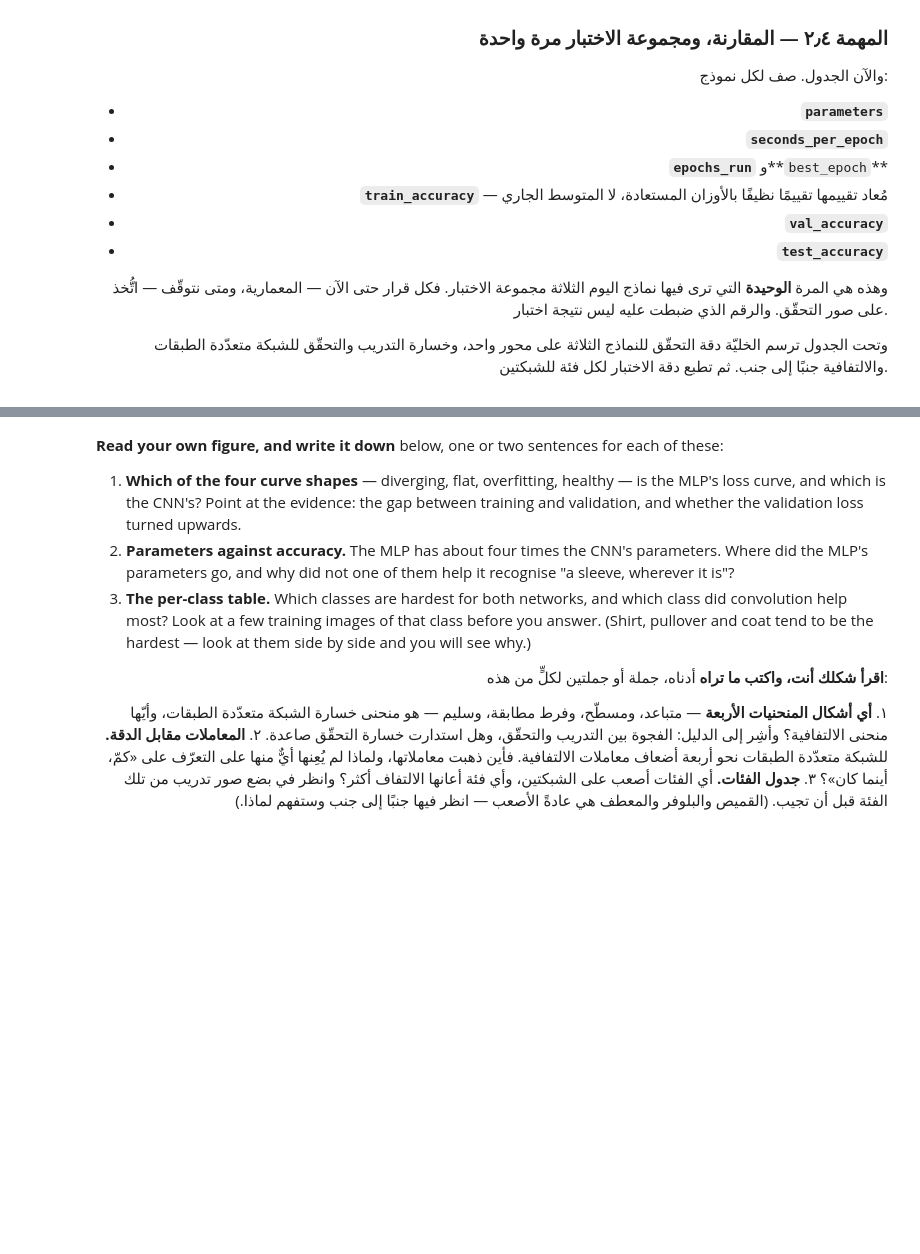
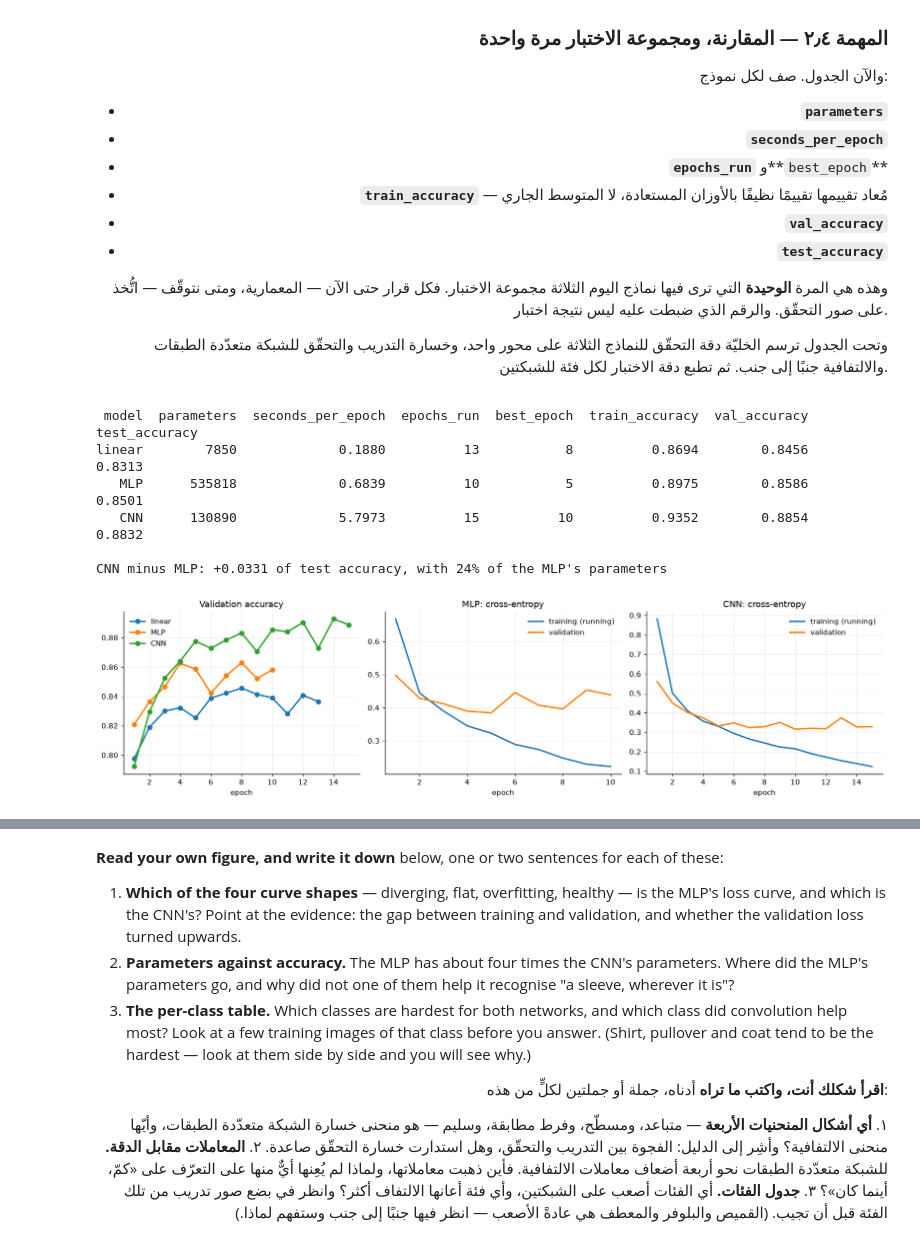
Before and after one commit to OMH-sa/AIEP_Olo_student, a Jupyter notebook: week_3_neural_networks/labs/D5_linear_vs_conv/D5_linear_vs_conv_blank.ipynb, the cells around one changed output, grey strips where cells are left out. Saved outputs shown, nothing was run; the diff lists cells and outputs as text; code cells hidden in the pictures; blank space fills up the shorter version.

Commit message:
W3D5_linear_vs_conv_lab

```diff
--- a/week_3_neural_networks/labs/D5_linear_vs_conv/D5_linear_vs_conv_blank.ipynb
+++ b/week_3_neural_networks/labs/D5_linear_vs_conv/D5_linear_vs_conv_blank.ipynb
@@ -1097,6 +1265,19 @@ print(f"the three conv layers hold {conv_share:.0%} of them; the first nn.Linear
 
 # TODO: Seed, build a fresh SmallCNN and train it with fit(), changing nothing else.
 # مهمة: ابذُر، وابنِ `SmallCNN` جديدة، ودرّبها بـ `fit()` بلا تغيير أي شيء آخر.
+
+# ────────────────────────────────────────────────────────────────────
+# Task 2.3 — Training SmallCNN
+# ────────────────────────────────────────────────────────────────────
+
+# 1) ضبط البذرة وإنشاء نموذج SmallCNN جديد
+torch.manual_seed(SEED)
+cnn = SmallCNN()
+
+# 2) تدريب النموذج بـ fit() وتخزين النتائج في cnn_history
+cnn_history = fit(cnn, train_loader, val_loader)
+
+
 print(f"loss before training: {cnn_history['initial_loss'].iloc[0]:.4f}")
 print(cnn_history[["epoch", "train_accuracy", "val_accuracy", "val_loss",
                    "seconds"]].to_string(index=False, float_format=lambda v: f"{v:.4f}"))
@@ -1159,35 +1360,90 @@ class for the two networks.
 # ابحث عن: "pandas DataFrame from list of dicts idxmin"
 # ────────────────────────────────────────────────────────────────────
 
+# ────────────────────────────────────────────────────────────────────
+# Task 2.4 — Comparison & Test Set Evaluation
+# ────────────────────────────────────────────────────────────────────
+
+# 1) ربط اسم النموذج الخطي والتأكد من وجود دالة التنبؤ
+if 'linear' not in globals() and 'linear_model' in globals():
+    linear = linear_model
+
+def predict(model, X):
+    model.eval()
+    with torch.no_grad():
+        return model(X).argmax(dim=1)
+
 MODELS = {"linear": linear, "MLP": mlp, "CNN": cnn}
 HISTORIES = {"linear": linear_history, "MLP": mlp_history, "CNN": cnn_history}
-# TODO: Build `comparison`: one row per model, with the test set scored exactly once.
-# مهمة: ابنِ `comparison`: صف لكل نموذج، مع قياس مجموعة الاختبار مرة واحدة بالضبط.
+
+# 2) بناء جدول المقارنة (comparison) وتقييم مجموعة الاختبار مرة واحدة فقط
+rows = []
+for name, model in MODELS.items():
+    history = HISTORIES[name]
+
+    # إيجاد أفضل حقبة بناءً على أقل val_loss (الأوزان المستعادة)
+    best_idx = history["val_loss"].idxmin()
+    best_row = history.loc[best_idx]
+
+    # إعادة تقييم نظيفة لمجموعتي التدريب والاختبار
+    _, train_acc = evaluate(model, X_train, y_train)
+    _, test_acc = evaluate(model, X_test, y_test)
+
+    rows.append({
+        "model": name,
+        "parameters": count_parameters(model),
+        "seconds_per_epoch": history["seconds"].mean(),
+        "epochs_run": len(history),
+        "best_epoch": int(best_row["epoch"]),
+        "train_accuracy": train_acc,
+        "val_accuracy": best_row["val_accuracy"],
+        "test_accuracy": test_acc
+    })
+
+comparison = pd.DataFrame(rows)
+
+# طباعة جدول المقارنة وفارق الدقة
 print(comparison.to_string(index=False, float_format=lambda v: f"{v:.4f}"))
+
 test = comparison.set_index("model")["test_accuracy"]
 print(f"\nCNN minus MLP: {test['CNN'] - test['MLP']:+.4f} of test accuracy, with "
       f"{count_parameters(cnn) / count_parameters(mlp):.0%} of the MLP's parameters")
+
+# 3) الرسم البياني المقارن
 fig, axes = plt.subplots(1, 3, figsize=(15, 4))
 for (name, history), colour in zip(HISTORIES.items(), PALETTE):
     axes[0].plot(history["epoch"], history["val_accuracy"], color=colour,
                  linewidth=2, marker="o", label=name)
 axes[0].set_title("Validation accuracy")
 axes[0].set_xlabel("epoch")
 axes[0].legend()
+
 for ax, name in zip(axes[1:], ["MLP", "CNN"]):
     history = HISTORIES[name]
     ax.plot(history["epoch"], history["train_loss"], color=PALETTE[0], linewidth=2,
             label="training (running)")
     ax.plot(history["epoch"], history["val_loss"], color=PALETTE[1], linewidth=2,
             label="validation")
     ax.set_title(f"{name}: cross-entropy")
     ax.set_xlabel("epoch")
     ax.legend()
+
 plt.tight_layout()
 plt.show()
+
+# 4) حساب ودقة الاختبار لكل فئة من الملابس
 per_class = pd.DataFrame({name: [(predict(MODELS[name], X_test)[y_test == c] == c)
-                                 .float().mean().item() for c in range(10)]
+                                  .float().mean().item() for c in range(10)]
                           for name in ["MLP", "CNN"]}, index=CLASSES)
 per_class["CNN - MLP"] = per_class["CNN"] - per_class["MLP"]
+
 print("\ntest accuracy per class:")
 print(per_class.sort_values("CNN").to_string(float_format=lambda v: f"{v:.3f}"))
+# %% [output]
+ model  parameters  seconds_per_epoch  epochs_run  best_epoch  train_accuracy  val_accuracy  test_accuracy
+linear        7850             0.1880          13           8          0.8694        0.8456         0.8313
+   MLP      535818             0.6839          10           5          0.8975        0.8586         0.8501
+   CNN      130890             5.7973          15          10          0.9352        0.8854         0.8832
+
+CNN minus MLP: +0.0331 of test accuracy, with 24% of the MLP's parameters
+[figure, added]
```
Also changed, not shown: parts of 13 cells of this notebook.
